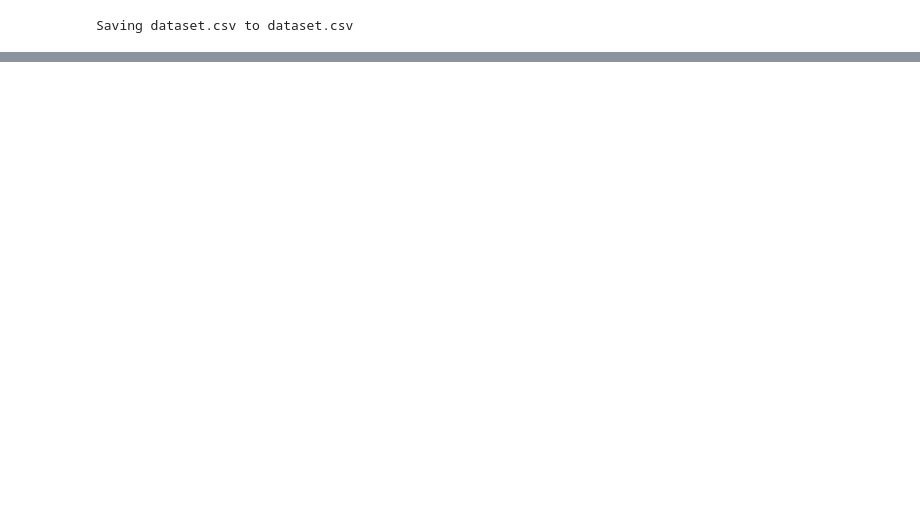
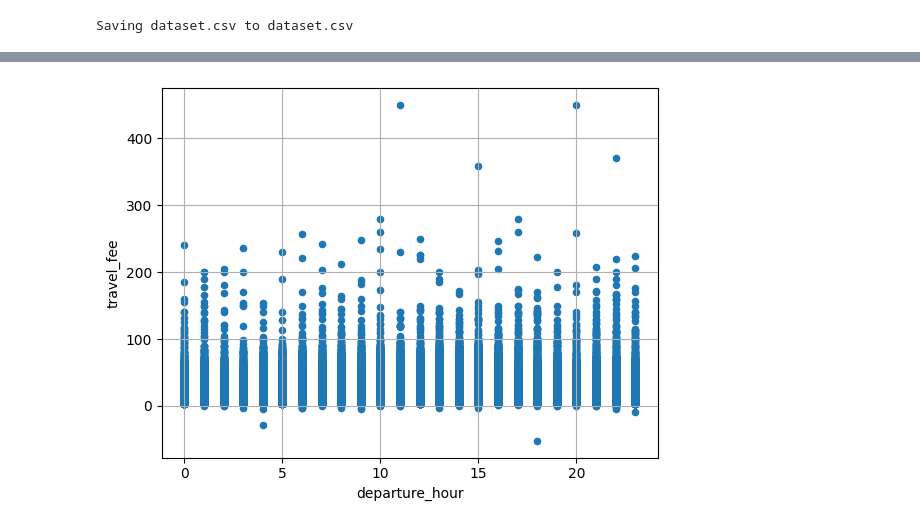
Before and after one commit to EricChan12311/DMA, a Jupyter notebook: DataMining.ipynb, the cells around one changed output, grey strips where cells are left out. Saved outputs shown, nothing was run; the diff lists cells and outputs as text; code cells hidden in the pictures; blank space fills up the shorter version.

```diff
--- a/DataMining.ipynb
+++ b/DataMining.ipynb
@@ -18,0 +29,8 @@ data = pd.read_csv("dataset.csv")
+# %%
+from sklearn.model_selection import train_test_split
+
+
+train_set, test_set = train_test_split(data, test_size=0.2, random_state=42)
+
+print("Length of train_set:", len(train_set))
+print("Length of test_set:", len(test_set))
@@ -18,0 +47,7 @@ data = pd.read_csv("dataset.csv")
+# %%
+train_set['departure_time'] = pd.to_datetime(train_set['departure_time'])
+train_set['departure_hour'] = train_set['departure_time'].dt.hour
+train_set.plot(kind="scatter", x="departure_hour", y="travel_fee", grid=True)
+plt.show()
+# %% [output]
+[figure, added]
```
Also changed, not shown: parts of 8 cells of this notebook.
